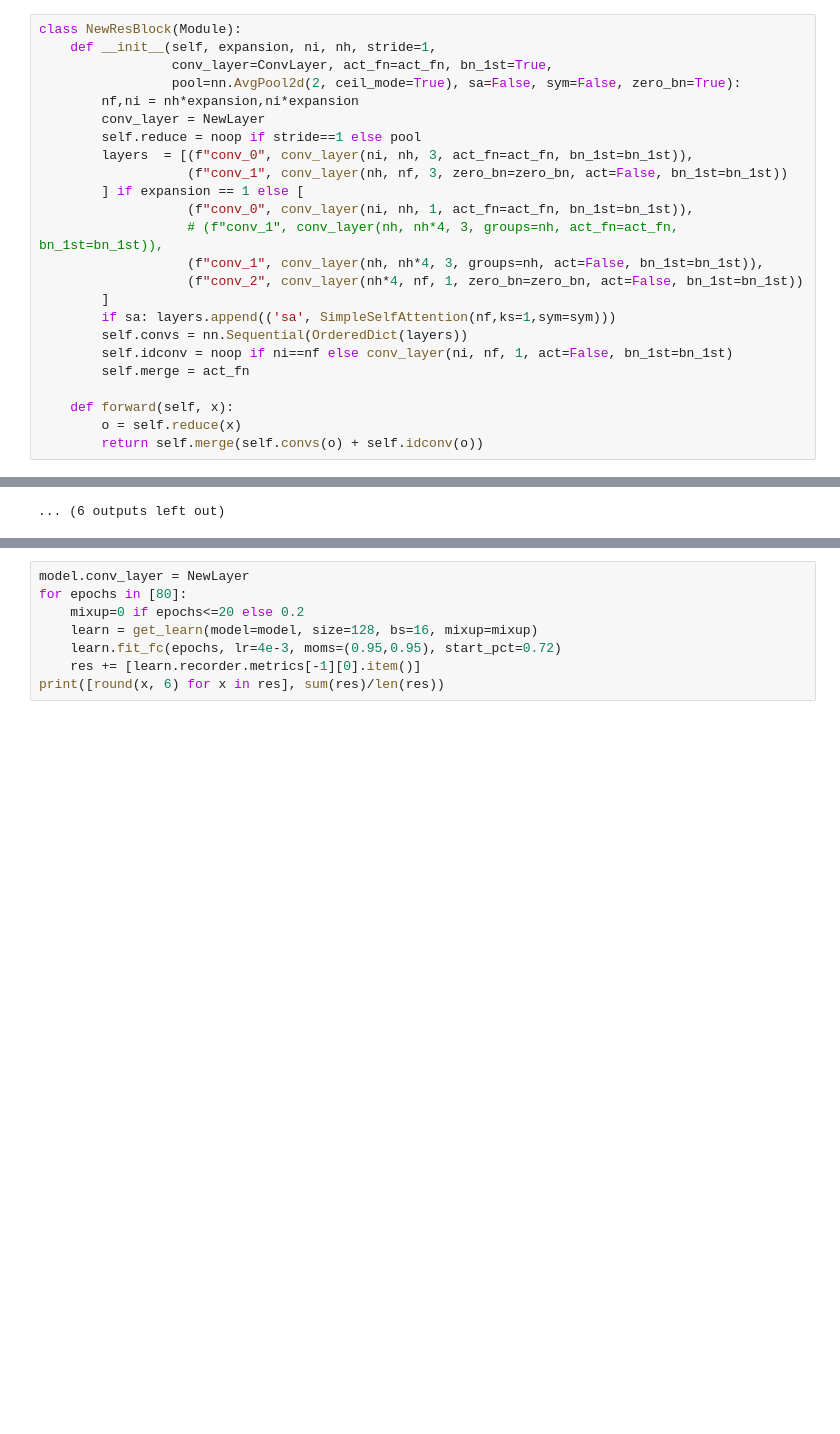
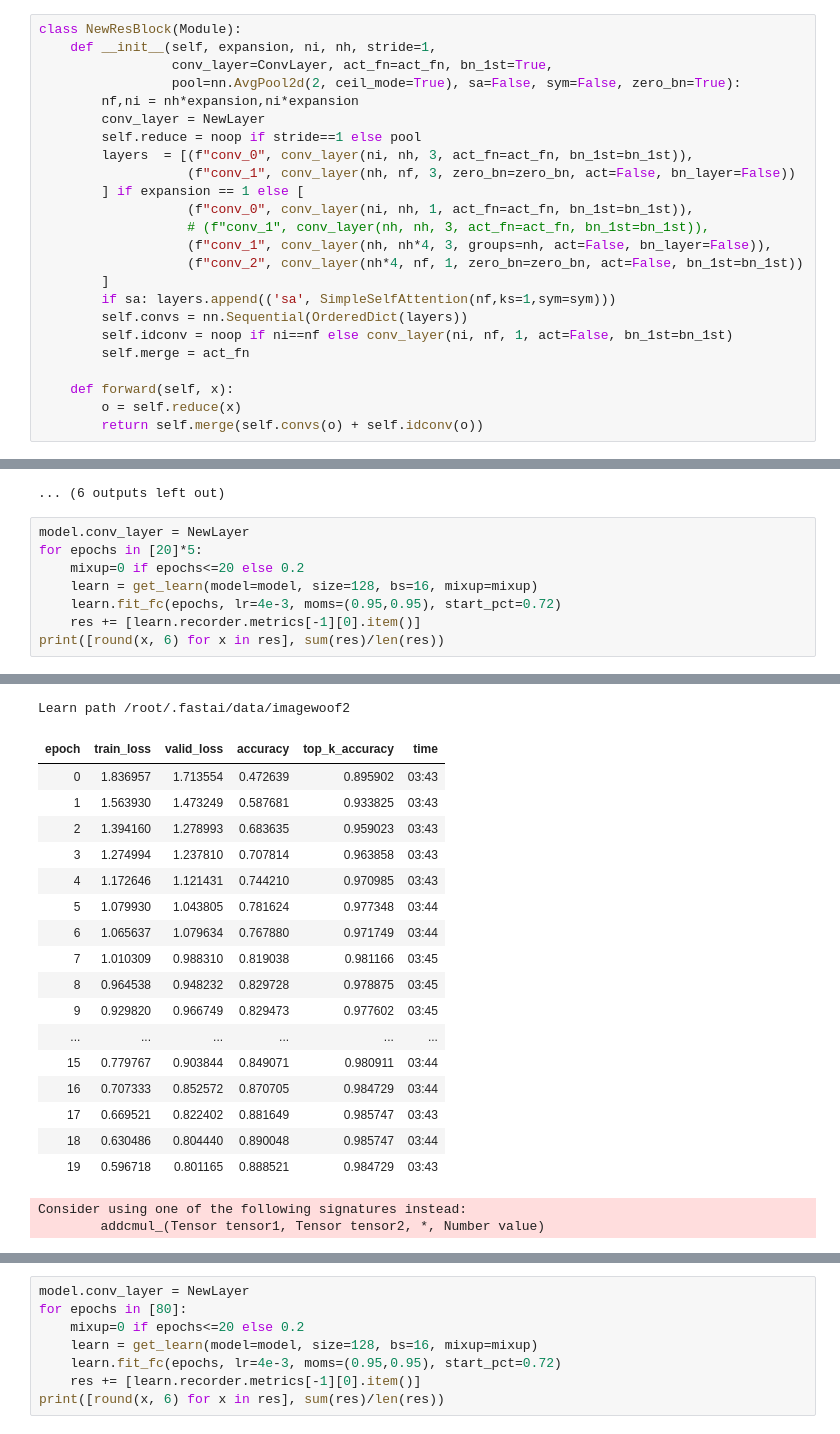
Before and after one commit to BoaEi/imagenette_experiments, a Jupyter notebook: Woof_ResNet_separable.ipynb, the cells around one changed output, grey strips where cells are left out. Saved outputs shown, nothing was run; the diff lists cells and outputs as text; blank space fills up the shorter version.

```diff
--- a/Woof_ResNet_separable.ipynb
+++ b/Woof_ResNet_separable.ipynb
@@ -61,11 +61,11 @@ class NewResBlock(Module):
         conv_layer = NewLayer
         self.reduce = noop if stride==1 else pool
         layers  = [(f"conv_0", conv_layer(ni, nh, 3, act_fn=act_fn, bn_1st=bn_1st)),
-                   (f"conv_1", conv_layer(nh, nf, 3, zero_bn=zero_bn, act=False, bn_1st=bn_1st))
+                   (f"conv_1", conv_layer(nh, nf, 3, zero_bn=zero_bn, act=False, bn_layer=False))
         ] if expansion == 1 else [
                    (f"conv_0", conv_layer(ni, nh, 1, act_fn=act_fn, bn_1st=bn_1st)),
-                   # (f"conv_1", conv_layer(nh, nh*4, 3, groups=nh, act_fn=act_fn, bn_1st=bn_1st)),
-                   (f"conv_1", conv_layer(nh, nh*4, 3, groups=nh, act=False, bn_1st=bn_1st)),
+                   # (f"conv_1", conv_layer(nh, nh, 3, act_fn=act_fn, bn_1st=bn_1st)),
+                   (f"conv_1", conv_layer(nh, nh*4, 3, groups=nh, act=False, bn_layer=False)),
                    (f"conv_2", conv_layer(nh*4, nf, 1, zero_bn=zero_bn, act=False, bn_1st=bn_1st))
         ]
         if sa: layers.append(('sa', SimpleSelfAttention(nf,ks=1,sym=sym)))
@@ -466,3 +466,12 @@ Learn path /root/.fastai/data/imagewoof2
 | 4 | 1.045031 | 0.999734 | 0.813948 | 0.983202 | 04:08 |
 data path   /root/.fastai/data/imagewoof2
 ... (6 outputs left out)
+# %%
+model.conv_layer = NewLayer
+for epochs in [20]*5:
+    mixup=0 if epochs<=20 else 0.2
+    learn = get_learn(model=model, size=128, bs=16, mixup=mixup)
+    learn.fit_fc(epochs, lr=4e-3, moms=(0.95,0.95), start_pct=0.72)
+    res += [learn.recorder.metrics[-1][0].item()]
+print([round(x, 6) for x in res], sum(res)/len(res))
+# %% [output]
@@ -468,0 +481,20 @@ data path   /root/.fastai/data/imagewoof2
+Learn path /root/.fastai/data/imagewoof2
+| epoch | train_loss | valid_loss | accuracy | top_k_accuracy | time |
+| 0 | 1.836957 | 1.713554 | 0.472639 | 0.895902 | 03:43 |
+| 1 | 1.563930 | 1.473249 | 0.587681 | 0.933825 | 03:43 |
+| 2 | 1.394160 | 1.278993 | 0.683635 | 0.959023 | 03:43 |
+| 3 | 1.274994 | 1.237810 | 0.707814 | 0.963858 | 03:43 |
+| 4 | 1.172646 | 1.121431 | 0.744210 | 0.970985 | 03:43 |
+| 5 | 1.079930 | 1.043805 | 0.781624 | 0.977348 | 03:44 |
+| 6 | 1.065637 | 1.079634 | 0.767880 | 0.971749 | 03:44 |
+| 7 | 1.010309 | 0.988310 | 0.819038 | 0.981166 | 03:45 |
+| 8 | 0.964538 | 0.948232 | 0.829728 | 0.978875 | 03:45 |
+| 9 | 0.929820 | 0.966749 | 0.829473 | 0.977602 | 03:45 |
+| ... | ... | ... | ... | ... | ... |
+| 15 | 0.779767 | 0.903844 | 0.849071 | 0.980911 | 03:44 |
+| 16 | 0.707333 | 0.852572 | 0.870705 | 0.984729 | 03:44 |
+| 17 | 0.669521 | 0.822402 | 0.881649 | 0.985747 | 03:43 |
+| 18 | 0.630486 | 0.804440 | 0.890048 | 0.985747 | 03:44 |
+| 19 | 0.596718 | 0.801165 | 0.888521 | 0.984729 | 03:43 |
+Consider using one of the following signatures instead:
+        addcmul_(Tensor tensor1, Tensor tensor2, *, Number value)
```
Also changed, not shown: parts of 7 cells of this notebook.
